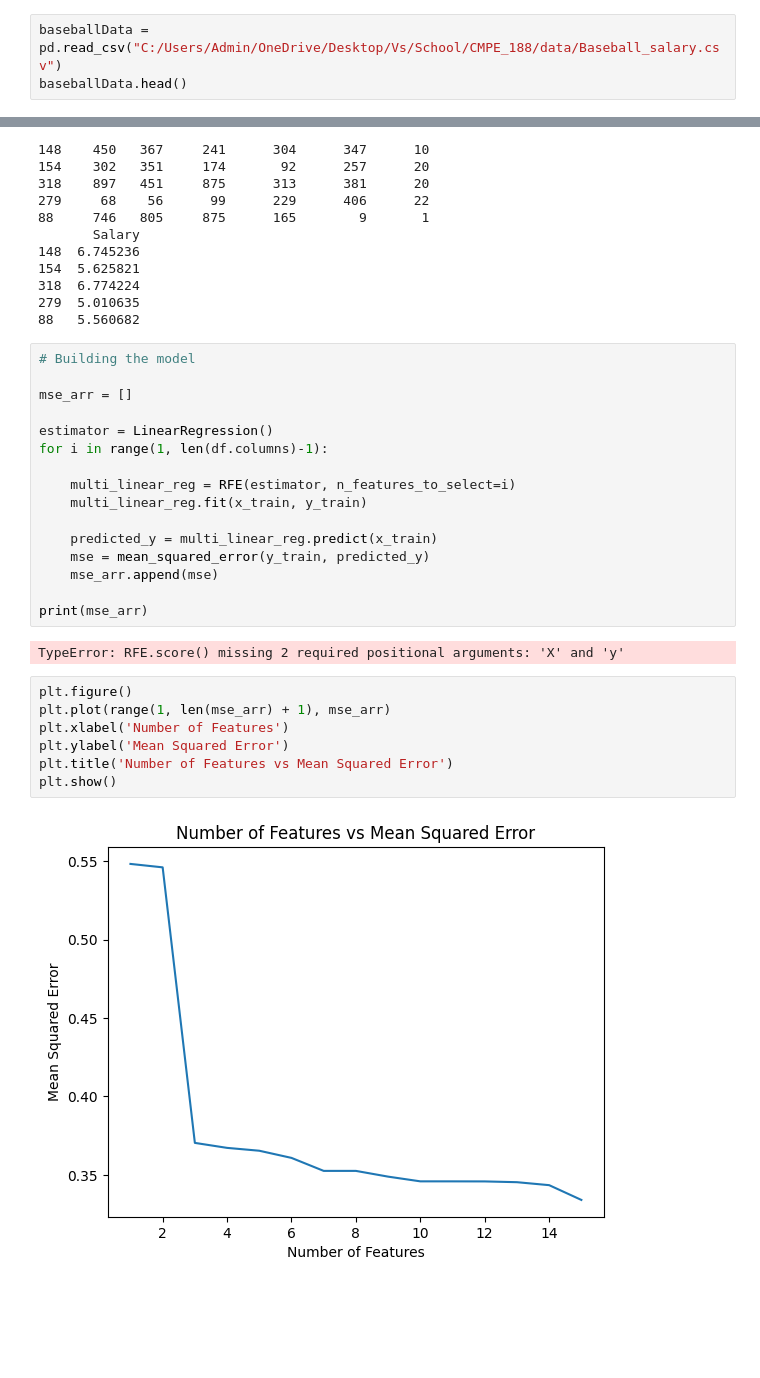
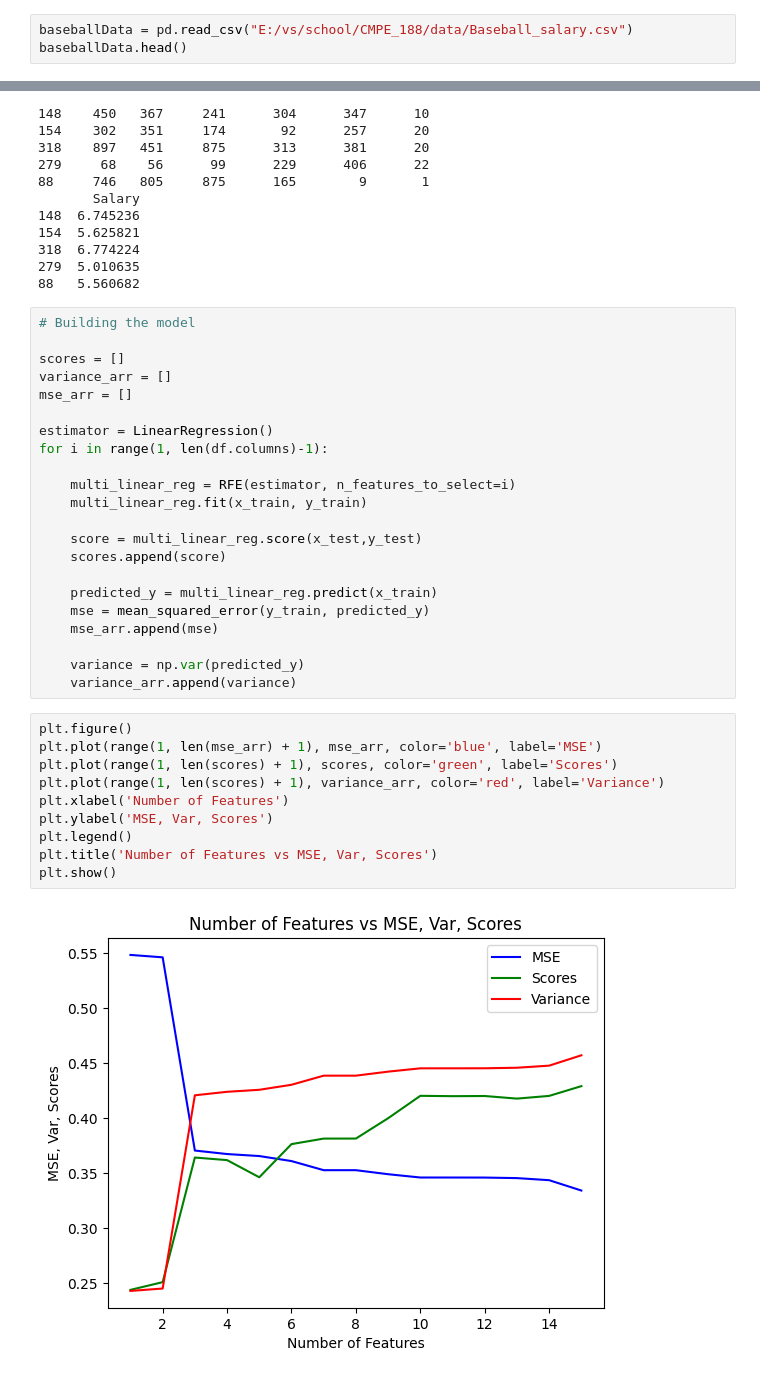
Before and after one commit to hoethan231/courses, a Jupyter notebook: CMPE_188/homework/homework2.ipynb, the cells around one changed output, grey strips where cells are left out. Drawn from its saved outputs; the diff is of its cells as text; blank space fills up the shorter version.

Commit message:
finish hw3 with errors

```diff
--- a/CMPE_188/homework/homework2.ipynb
+++ b/CMPE_188/homework/homework2.ipynb
@@ -16,7 +16,7 @@ from numpy import set_printoptions
 import seaborn as sns
 from pandas.plotting import scatter_matrix
 # %%
-baseballData = pd.read_csv("C:/Users/Admin/OneDrive/Desktop/Vs/School/CMPE_188/data/Baseball_salary.csv")
+baseballData = pd.read_csv("E:/vs/school/CMPE_188/data/Baseball_salary.csv")
 baseballData.head()
 # %% [output]
 |  | Unnamed: 0 | AtBat | Hits | HmRun | Runs | RBI | Walks | Years | CAtBat | CHits | ... | ... |
@@ -110,6 +119,8 @@ print(y_test.head())
 # %%
 # Building the model
 
+scores = []
+variance_arr = []
 mse_arr = []
 
 estimator = LinearRegression()
@@ -118,19 +129,24 @@ for i in range(1, len(df.columns)-1):
     multi_linear_reg = RFE(estimator, n_features_to_select=i)
     multi_linear_reg.fit(x_train, y_train)
 
+    score = multi_linear_reg.score(x_test,y_test)
+    scores.append(score)
+
     predicted_y = multi_linear_reg.predict(x_train)
     mse = mean_squared_error(y_train, predicted_y)
     mse_arr.append(mse)
 
-print(mse_arr)
+    variance = np.var(predicted_y)
+    variance_arr.append(variance)
-# %% [output]
-TypeError: RFE.score() missing 2 required positional arguments: 'X' and 'y'
 # %%
 plt.figure()
-plt.plot(range(1, len(mse_arr) + 1), mse_arr)
+plt.plot(range(1, len(mse_arr) + 1), mse_arr, color='blue', label='MSE')
+plt.plot(range(1, len(scores) + 1), scores, color='green', label='Scores')
+plt.plot(range(1, len(scores) + 1), variance_arr, color='red', label='Variance')
 plt.xlabel('Number of Features')
-plt.ylabel('Mean Squared Error')
-plt.title('Number of Features vs Mean Squared Error')
+plt.ylabel('MSE, Var, Scores')
+plt.legend()
+plt.title('Number of Features vs MSE, Var, Scores')
 plt.show()
 # %% [output]
-[figure, old version]
+[figure, new version]
```
Also changed, not shown: parts of 19 cells of this notebook.
